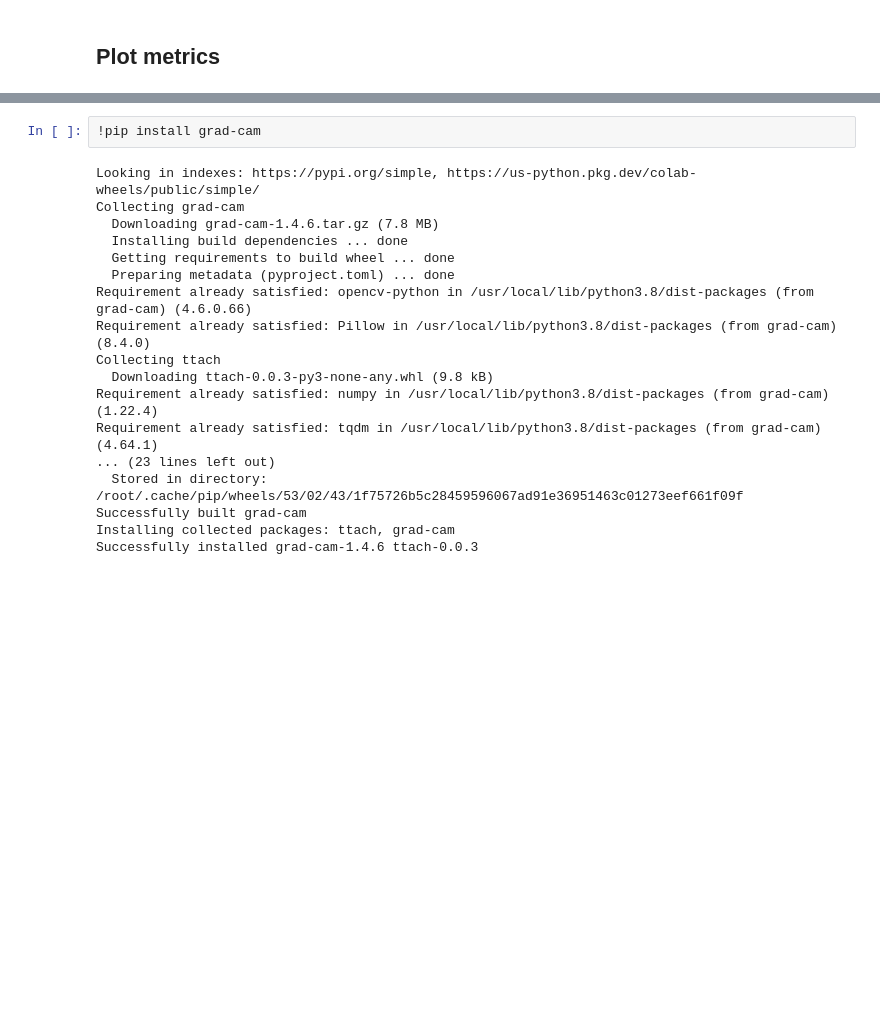
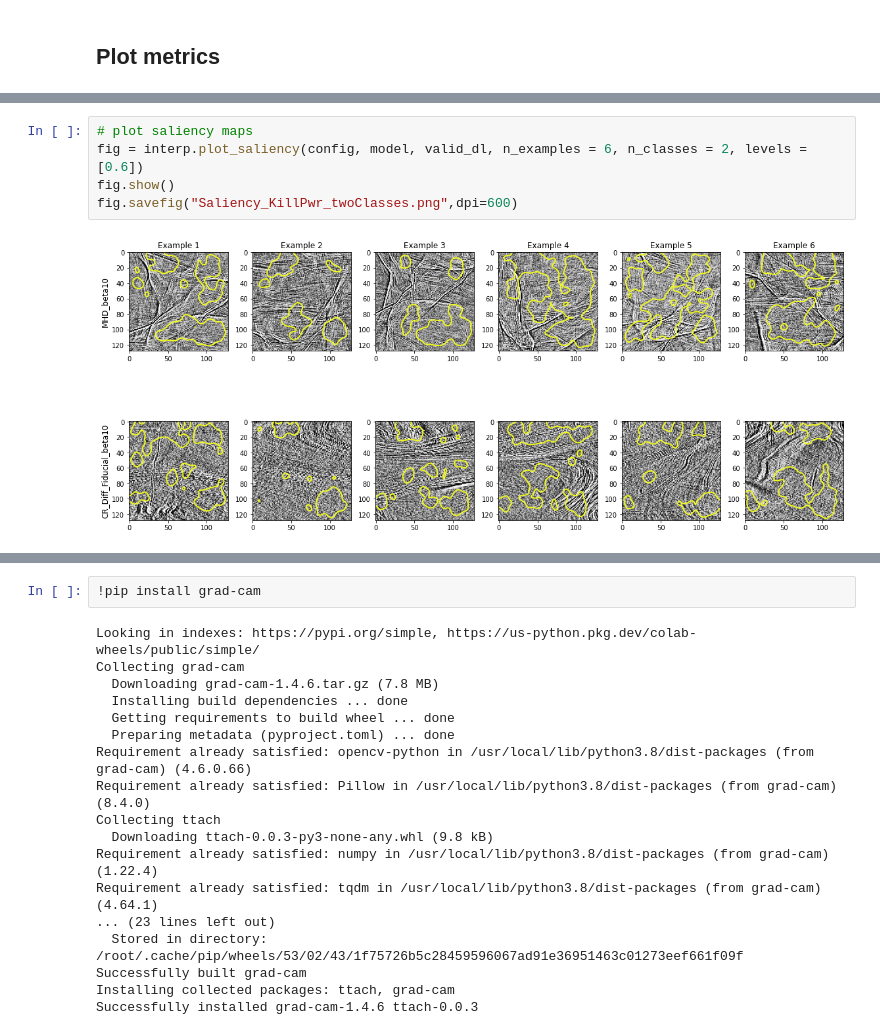
Before and after one commit to bustardchad/ML_Turb, a Jupyter notebook: notebooks/train_CNN_MHD_vs_CRs.ipynb, the cells around one changed output, grey strips where cells are left out. Drawn from its saved outputs; the diff is of its cells as text; blank space fills up the shorter version.

```diff
--- a/notebooks/train_CNN_MHD_vs_CRs.ipynb
+++ b/notebooks/train_CNN_MHD_vs_CRs.ipynb
@@ -751,0 +511,7 @@ Let's try to see what the network is picking up on...
+# %%
+# plot saliency maps
+fig = interp.plot_saliency(config, model, valid_dl, n_examples = 6, n_classes = 2, levels = [0.6])
+fig.show()
+fig.savefig("Saliency_KillPwr_twoClasses.png",dpi=600)
+# %% [output]
+[figure, added]
```
Also changed, not shown: parts of 39 cells of this notebook, 1 other file.
